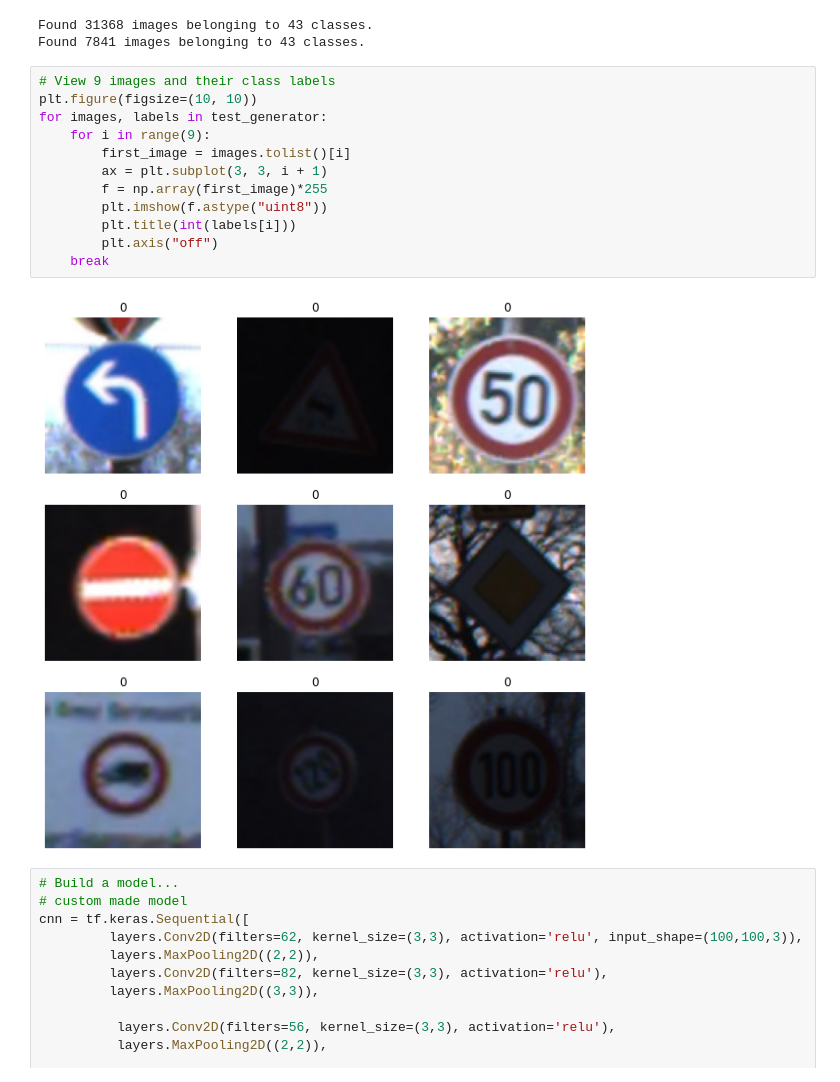
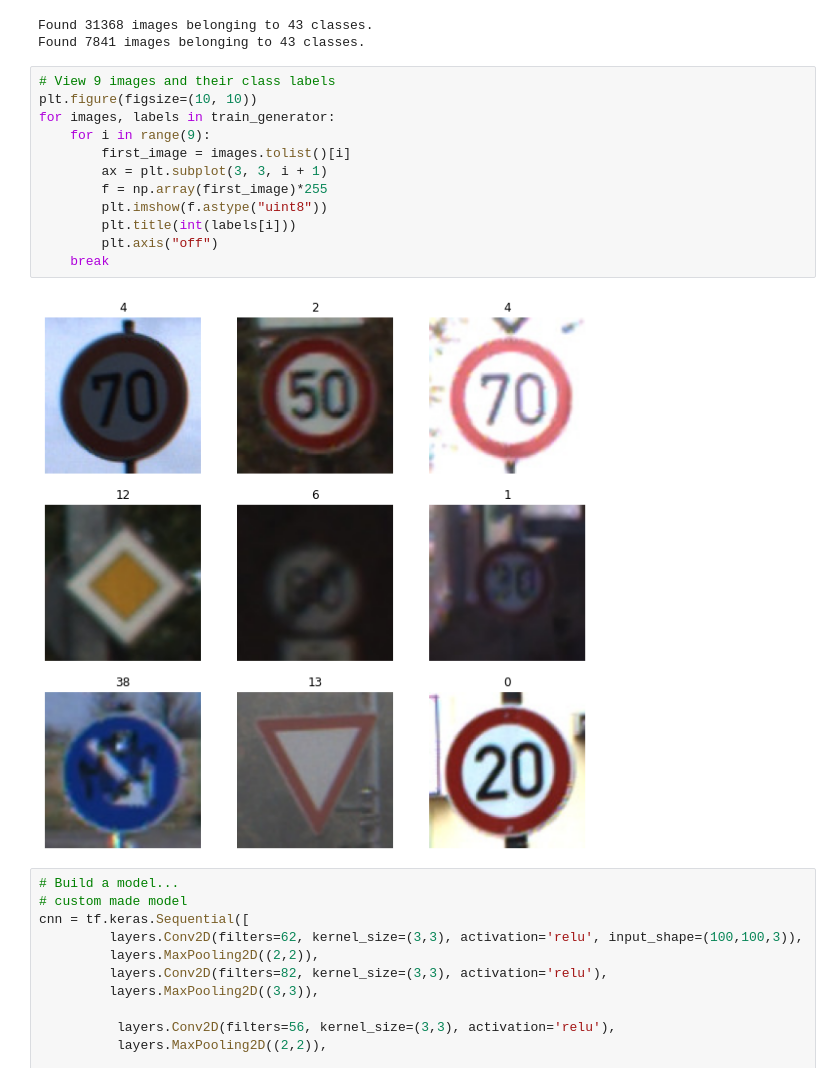
Before and after one commit to carlosdgerez/machine_learning, a Jupyter notebook: module5/comvolutional1.ipynb, the cells around one changed output. Saved outputs shown, nothing was run; the diff lists cells and outputs as text.

```diff
--- a/module5/comvolutional1.ipynb
+++ b/module5/comvolutional1.ipynb
@@ -98,17 +98,17 @@ Found 7841 images belonging to 43 classes.
 # %%
 # View 9 images and their class labels
 plt.figure(figsize=(10, 10))
-for images, labels in test_generator:
+for images, labels in train_generator:
     for i in range(9):
         first_image = images.tolist()[i]
         ax = plt.subplot(3, 3, i + 1)
         f = np.array(first_image)*255
         plt.imshow(f.astype("uint8"))
         plt.title(int(labels[i]))
         plt.axis("off")
     break
 # %% [output]
-[figure, old version]
+[figure, new version]
 # %%
 # Build a model...
 # custom made model
```
Also changed, not shown: parts of 13 cells of this notebook.
